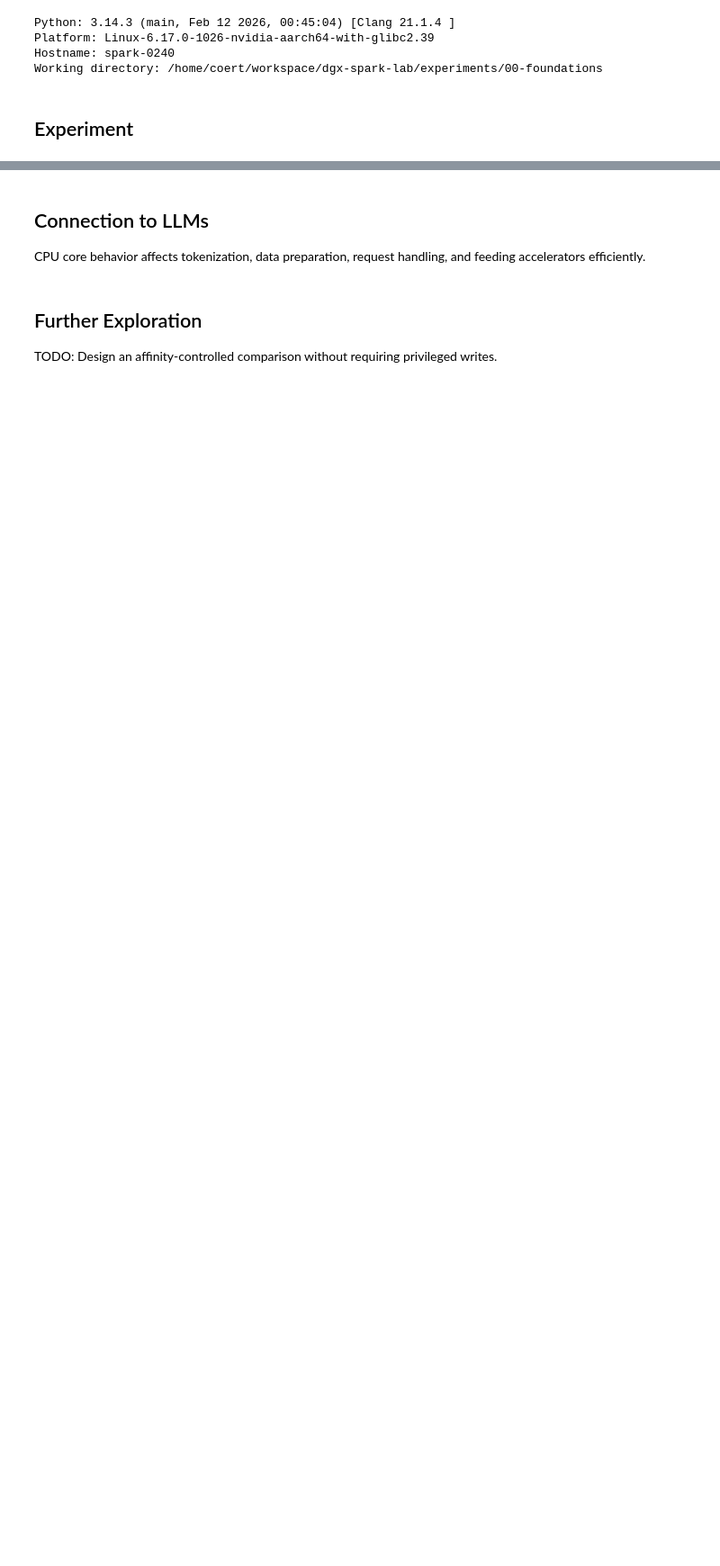
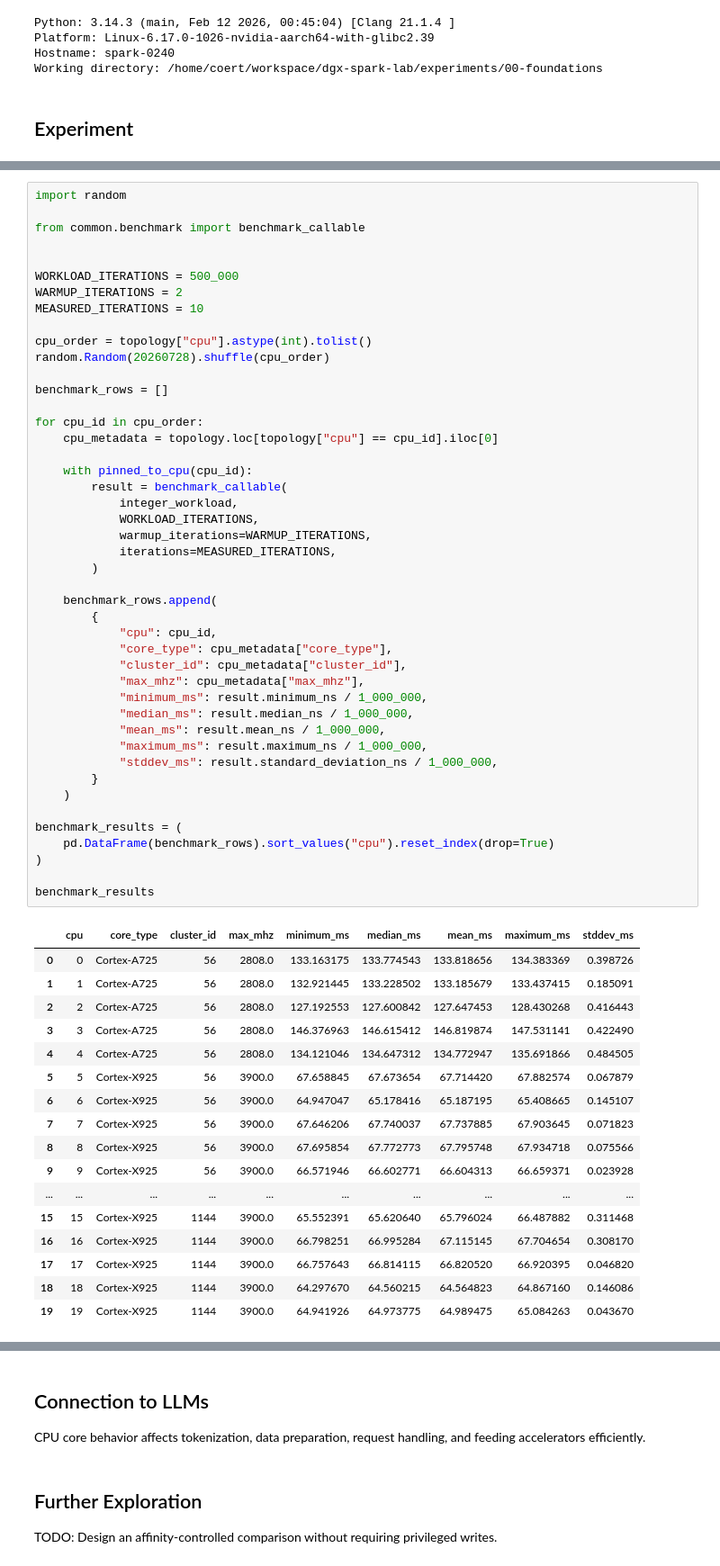
Before and after one commit to coert/dgx-spark-lab, a Jupyter notebook: experiments/00-foundations/01-cpu-architecture.ipynb, the cells around one changed output, grey strips where cells are left out. Shown at 90% size. Saved outputs shown, nothing was run; the diff lists cells and outputs as text; blank space fills up the shorter version.

```diff
--- a/experiments/00-foundations/01-cpu-architecture.ipynb
+++ b/experiments/00-foundations/01-cpu-architecture.ipynb
@@ -73,0 +300,63 @@ Features        : fp asimd evtstrm aes pmull sha1 sha2 crc32 atomics fphp asimdh
+# %%
+import random
+
+from common.benchmark import benchmark_callable
+
+
+WORKLOAD_ITERATIONS = 500_000
+WARMUP_ITERATIONS = 2
+MEASURED_ITERATIONS = 10
+
+cpu_order = topology["cpu"].astype(int).tolist()
+random.Random(20260728).shuffle(cpu_order)
+
+benchmark_rows = []
+
+for cpu_id in cpu_order:
+    cpu_metadata = topology.loc[topology["cpu"] == cpu_id].iloc[0]
+
+    with pinned_to_cpu(cpu_id):
+        result = benchmark_callable(
+            integer_workload,
+            WORKLOAD_ITERATIONS,
+            warmup_iterations=WARMUP_ITERATIONS,
+            iterations=MEASURED_ITERATIONS,
+        )
+
+    benchmark_rows.append(
+        {
+            "cpu": cpu_id,
+            "core_type": cpu_metadata["core_type"],
+            "cluster_id": cpu_metadata["cluster_id"],
+            "max_mhz": cpu_metadata["max_mhz"],
+            "minimum_ms": result.minimum_ns / 1_000_000,
+            "median_ms": result.median_ns / 1_000_000,
+            "mean_ms": result.mean_ns / 1_000_000,
+            "maximum_ms": result.maximum_ns / 1_000_000,
+            "stddev_ms": result.standard_deviation_ns / 1_000_000,
+        }
+    )
+
+benchmark_results = (
+    pd.DataFrame(benchmark_rows).sort_values("cpu").reset_index(drop=True)
+)
+
+benchmark_results
+# %% [output]
+|  | cpu | core_type | cluster_id | max_mhz | minimum_ms | median_ms | mean_ms | maximum_ms | stddev_ms |
+| 0 | 0 | Cortex-A725 | 56 | 2808.0 | 133.163175 | 133.774543 | 133.818656 | 134.383369 | 0.398726 |
+| 1 | 1 | Cortex-A725 | 56 | 2808.0 | 132.921445 | 133.228502 | 133.185679 | 133.437415 | 0.185091 |
+| 2 | 2 | Cortex-A725 | 56 | 2808.0 | 127.192553 | 127.600842 | 127.647453 | 128.430268 | 0.416443 |
+| 3 | 3 | Cortex-A725 | 56 | 2808.0 | 146.376963 | 146.615412 | 146.819874 | 147.531141 | 0.422490 |
+| 4 | 4 | Cortex-A725 | 56 | 2808.0 | 134.121046 | 134.647312 | 134.772947 | 135.691866 | 0.484505 |
+| 5 | 5 | Cortex-X925 | 56 | 3900.0 | 67.658845 | 67.673654 | 67.714420 | 67.882574 | 0.067879 |
+| 6 | 6 | Cortex-X925 | 56 | 3900.0 | 64.947047 | 65.178416 | 65.187195 | 65.408665 | 0.145107 |
+| 7 | 7 | Cortex-X925 | 56 | 3900.0 | 67.646206 | 67.740037 | 67.737885 | 67.903645 | 0.071823 |
+| 8 | 8 | Cortex-X925 | 56 | 3900.0 | 67.695854 | 67.772773 | 67.795748 | 67.934718 | 0.075566 |
+| 9 | 9 | Cortex-X925 | 56 | 3900.0 | 66.571946 | 66.602771 | 66.604313 | 66.659371 | 0.023928 |
+| ... | ... | ... | ... | ... | ... | ... | ... | ... | ... |
+| 15 | 15 | Cortex-X925 | 1144 | 3900.0 | 65.552391 | 65.620640 | 65.796024 | 66.487882 | 0.311468 |
+| 16 | 16 | Cortex-X925 | 1144 | 3900.0 | 66.798251 | 66.995284 | 67.115145 | 67.704654 | 0.308170 |
+| 17 | 17 | Cortex-X925 | 1144 | 3900.0 | 66.757643 | 66.814115 | 66.820520 | 66.920395 | 0.046820 |
+| 18 | 18 | Cortex-X925 | 1144 | 3900.0 | 64.297670 | 64.560215 | 64.564823 | 64.867160 | 0.146086 |
+| 19 | 19 | Cortex-X925 | 1144 | 3900.0 | 64.941926 | 64.973775 | 64.989475 | 65.084263 | 0.043670 |
```
Also changed, not shown: parts of 14 cells of this notebook.
